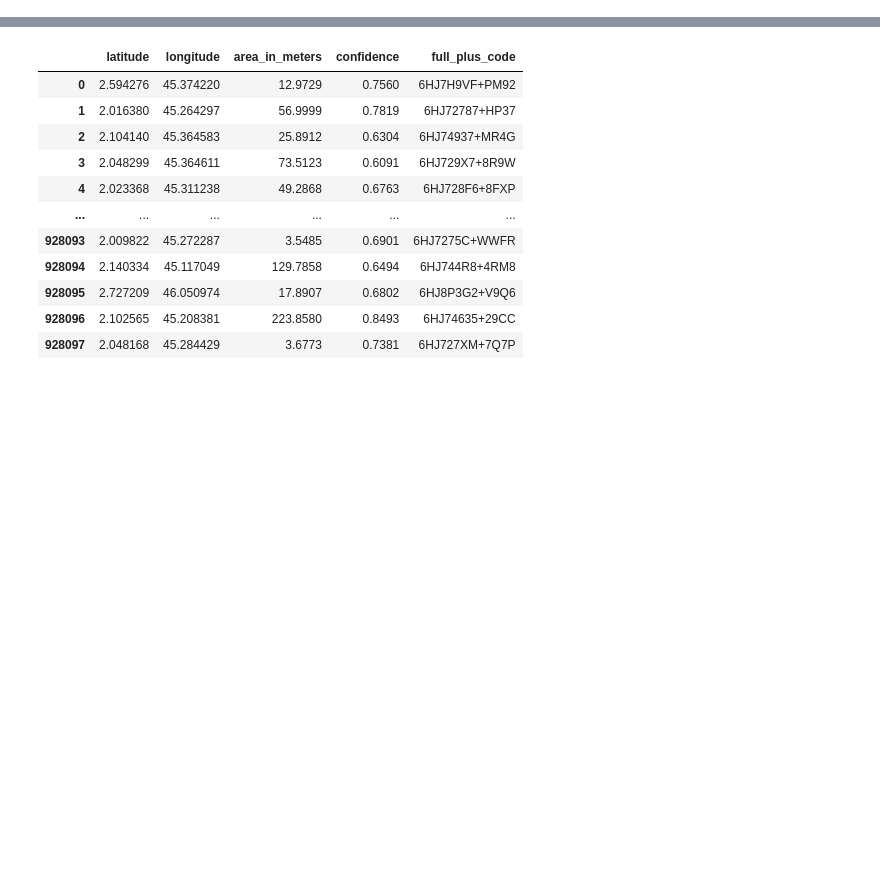
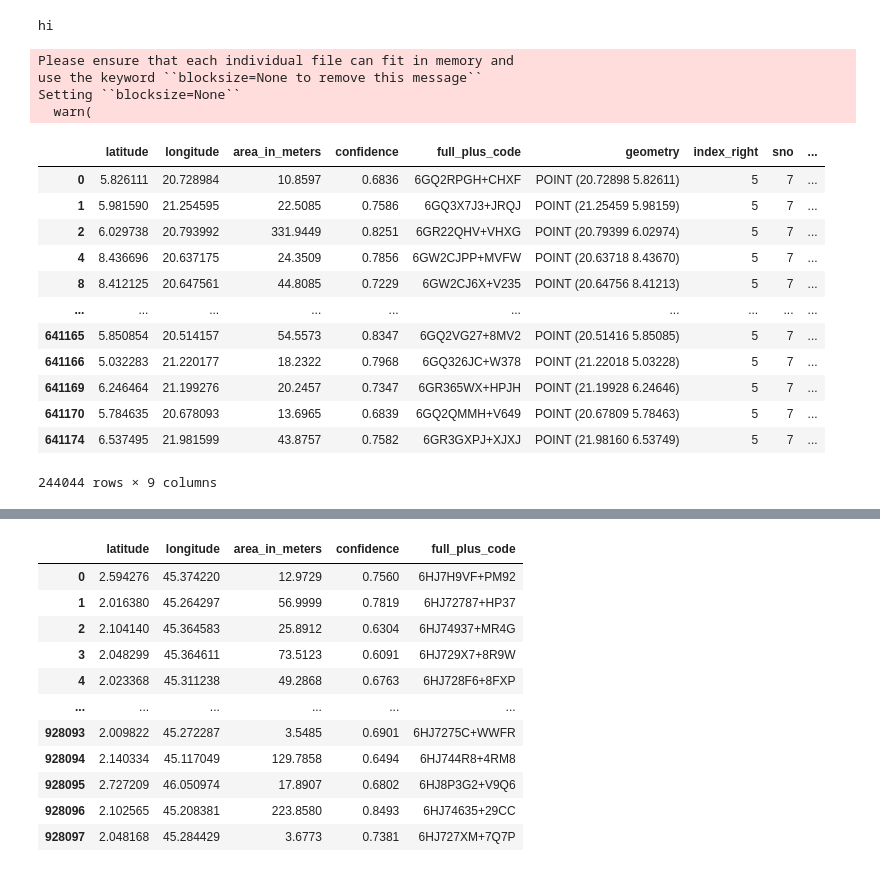
Before and after one commit to icpac-igad/ea-ibf-climada, a Jupyter notebook: exposure/building_footprint/building_footprint.ipynb, the cells around one changed output, grey strips where cells are left out. Drawn from its saved outputs; the diff is of its cells as text; code cells hidden in the pictures; blank space fills up the shorter version.

```diff
--- a/exposure/building_footprint/building_footprint.ipynb
+++ b/exposure/building_footprint/building_footprint.ipynb
@@ -45,0 +191,43 @@ bdb=pd.read_csv('/home/data_folder/points_s2_level_4_gzip/3d5_buildings.csv.gz')
+# %%
+if db.empty:
+    print('hi')
+else:
+    print('hello')
+# %% [output]
+hi
+# %%
+## keranl getting killed if th following file is read in pandas, so using dask
+
+#import pandas as pd
+#db=pd.read_csv('/home/data_folder/points_s2_level_4_gzip/165_buildings.csv.gz')
+
+import dask.dataframe as dd
+df = dd.read_csv('/home/data_folder/points_s2_level_4_gzip/165_buildings.csv.gz', compression='gzip')
+# %% [output]
+Please ensure that each individual file can fit in memory and
+use the keyword ``blocksize=None to remove this message``
+Setting ``blocksize=None``
+  warn(
+# %%
+db = dgdf.sjoin(grid_db, how="inner")
+db1 = db.compute()
+#db.drop(columns=['geometry', 'index_right','sno'])
+#db.fillna('out_of_ea')
+#dem_db=db.drop_duplicates('dem_name')
+#dem_name_list=dem_db['dem_name'].tolist()
+#dem_db
+db1
+# %% [output]
+|  | latitude | longitude | area_in_meters | confidence | full_plus_code | geometry | index_right | sno | ... |
+| 0 | 5.826111 | 20.728984 | 10.8597 | 0.6836 | 6GQ2RPGH+CHXF | POINT (20.72898 5.82611) | 5 | 7 | ... |
+| 1 | 5.981590 | 21.254595 | 22.5085 | 0.7586 | 6GQ3X7J3+JRQJ | POINT (21.25459 5.98159) | 5 | 7 | ... |
+| 2 | 6.029738 | 20.793992 | 331.9449 | 0.8251 | 6GR22QHV+VHXG | POINT (20.79399 6.02974) | 5 | 7 | ... |
+| 4 | 8.436696 | 20.637175 | 24.3509 | 0.7856 | 6GW2CJPP+MVFW | POINT (20.63718 8.43670) | 5 | 7 | ... |
+| 8 | 8.412125 | 20.647561 | 44.8085 | 0.7229 | 6GW2CJ6X+V235 | POINT (20.64756 8.41213) | 5 | 7 | ... |
+| ... | ... | ... | ... | ... | ... | ... | ... | ... | ... |
+| 641165 | 5.850854 | 20.514157 | 54.5573 | 0.8347 | 6GQ2VG27+8MV2 | POINT (20.51416 5.85085) | 5 | 7 | ... |
+| 641166 | 5.032283 | 21.220177 | 18.2322 | 0.7968 | 6GQ326JC+W378 | POINT (21.22018 5.03228) | 5 | 7 | ... |
+| 641169 | 6.246464 | 21.199276 | 20.2457 | 0.7347 | 6GR365WX+HPJH | POINT (21.19928 6.24646) | 5 | 7 | ... |
+| 641170 | 5.784635 | 20.678093 | 13.6965 | 0.6839 | 6GQ2QMMH+V649 | POINT (20.67809 5.78463) | 5 | 7 | ... |
+| 641174 | 6.537495 | 21.981599 | 43.8757 | 0.7582 | 6GR3GXPJ+XJXJ | POINT (21.98160 6.53749) | 5 | 7 | ... |
+244044 rows × 9 columns
```
Also changed, not shown: parts of 11 cells of this notebook, 1 other file.
